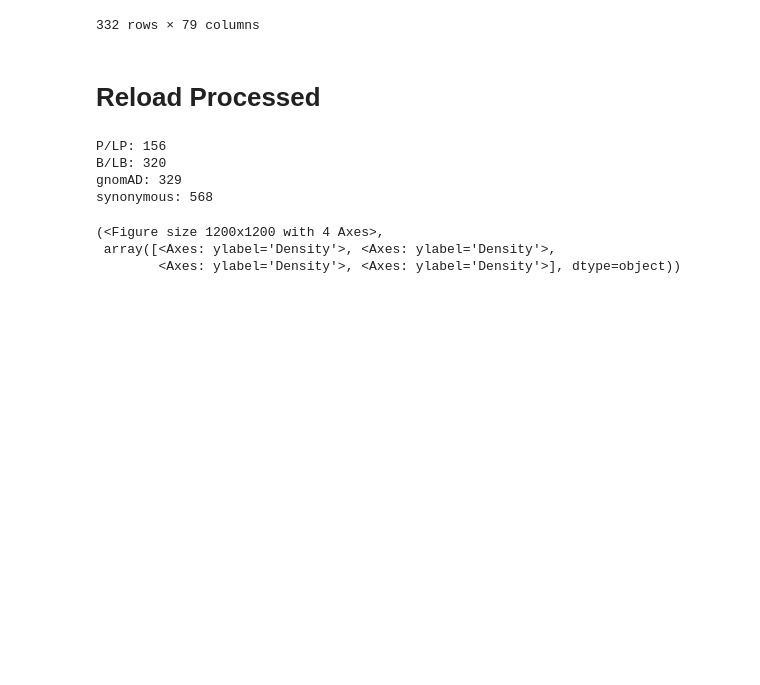
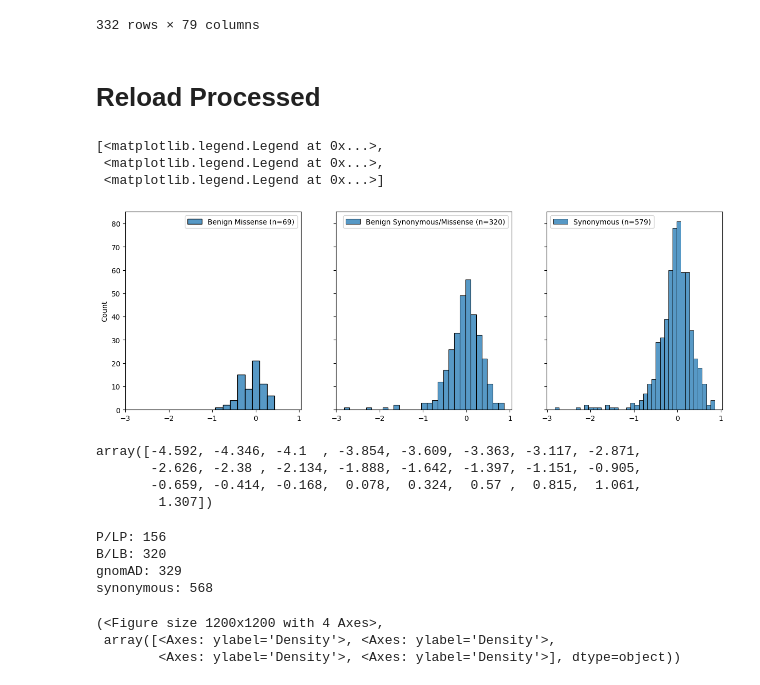
Before and after one commit to Dzeiberg/mave_calibration, a Jupyter notebook: data_processing/mapping_nbs/Findlay_BRCA1_SGE.ipynb, the cells around one changed output. Saved outputs shown, nothing was run; the diff lists cells and outputs as text; code cells hidden in the pictures; blank space fills up the shorter version.

```diff
--- a/data_processing/mapping_nbs/Findlay_BRCA1_SGE.ipynb
+++ b/data_processing/mapping_nbs/Findlay_BRCA1_SGE.ipynb
@@ -221,6 +221,31 @@ def is_gnomAD(r):
 
 def is_synonymous(r):
     return r.synonymous and r.num_p_lp == 0 and r.clinvar_spliceAI_max <= .5
+# %%
+import seaborn as sns
+import numpy as np
+import matplotlib.pyplot as plt
+fig,ax = plt.subplots(1,3,figsize=(15,5),sharex=True,sharey=True)
+# bins = np.linspace(scoreset_processed.score.min(),scoreset_processed.score.max(),25)
+m1 = (scoreset_processed.apply(is_benign,axis=1)) & (~scoreset_processed.nonsense) &(~scoreset_processed.synonymous)
+sns.histplot(scoreset_processed[m1].score.values,ax=ax[0],label=f"Benign Missense (n={m1.sum()})",stat='count')
+m2 = (scoreset_processed.apply(is_benign,axis=1))& (~scoreset_processed.nonsense)
+sns.histplot(scoreset_processed[m2].score.values,ax=ax[1],label=f"Benign Synonymous/Missense (n={m2.sum()})",stat='count')
+m3= scoreset_processed.synonymous
+sns.histplot(scoreset_processed[m3].score.values,ax=ax[2],label=f"Synonymous (n={m3.sum()})",stat='count')
+[axi.legend() for axi in ax]
+# %% [output]
+[<matplotlib.legend.Legend at 0x...>,
+ <matplotlib.legend.Legend at 0x...>,
+ <matplotlib.legend.Legend at 0x...>]
+[figure, added]
+# %%
+np.round(bins,3)
+# %% [output]
+array([-4.592, -4.346, -4.1  , -3.854, -3.609, -3.363, -3.117, -2.871,
+       -2.626, -2.38 , -2.134, -1.888, -1.642, -1.397, -1.151, -0.905,
+       -0.659, -0.414, -0.168,  0.078,  0.324,  0.57 ,  0.815,  1.061,
+        1.307])
 # %%
 INVERT_SCORES = False
 
```
Also changed, not shown: 23 other files.
